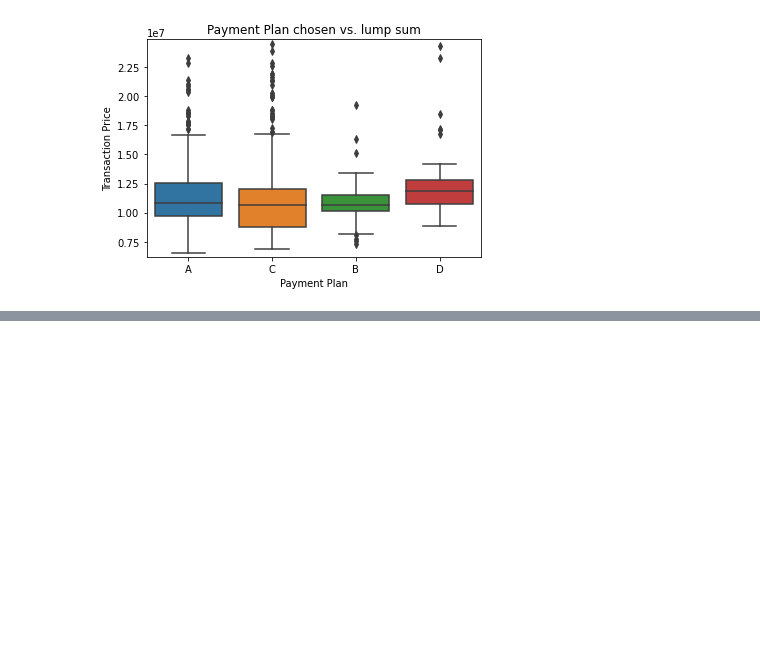
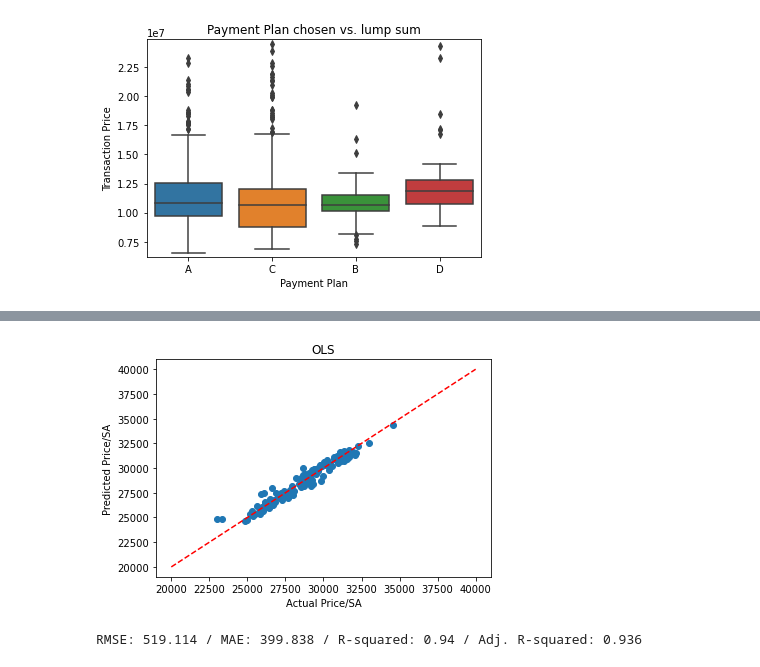
Before and after one commit to fl0c/Springboard, a Jupyter notebook: DataCapstone2_EDA.ipynb, the cells around one changed output, grey strips where cells are left out. Saved outputs shown, nothing was run; the diff lists cells and outputs as text; code cells hidden in the pictures; blank space fills up the shorter version.

```diff
--- a/DataCapstone2_EDA.ipynb
+++ b/DataCapstone2_EDA.ipynb
@@ -184,15 +259,13 @@ No notable differences observed from the payment plans vs. lump sum.
 # %%
 # Create test and train datasets
-# Floor, Unit and Tower can affect views.
-# require cleaning: No. of rooms, payment plan, unit, tower, price list number
-
-X = df.loc[:, df.columns.isin(['Floor', 'Area'])]
-
-# target variable: Price per SA and Price
-y = df['Price per SA']
+features = ['Tower', 'Floor', 'Unit', 'Area', 'No. of Rooms', 'PL_no', 'Payment_Terms']
+X = pd.get_dummies(sold[features])
 
 # Create constants for X, so the model knows its bounds
 X = sm.add_constant(X)
 
+# target variable: Price per SA
+y = sold['Price per SA']
+
 # Split the data
 X_train, X_test, y_train, y_test = train_test_split(X, y, test_size=0.25, random_state=5)
@@ -243,0 +292,9 @@ strong multicollinearity or other numerical problems.
+# %%
+# Create the model
+model1 = sm.OLS(y_train,X_train)
+
+# Fit the model
+results = model1.fit()
+
+# Evaluate the model
+results.summary()
@@ -243,0 +336,25 @@ strong multicollinearity or other numerical problems.
+# %%
+from sklearn.metrics import mean_squared_error
+from sklearn.metrics import mean_absolute_error
+import math
+
+# Predict price per SA on X_test parameters
+y_pred = results.predict(X_test)
+
+# Build a scatterplot
+_ = plt.scatter(y_test, y_pred)
+
+# Add a line for perfect correlation
+plt.plot([20000, 40000], [20000, 40000], 'k--', color='r')
+
+# Label axis
+plt.ylabel('Predicted Price/SA')
+plt.xlabel('Actual Price/SA')
+plt.title('OLS')
+plt.show()
+
+print('RMSE: {} / MAE: {} / R-squared: {} / Adj. R-squared: {}'.format(
+    round(math.sqrt(mean_squared_error(y_test, y_pred)), 3), round(mean_absolute_error(y_test, y_pred), 3), round(results.rsquared, 3), round(results.rsquared_adj, 3)))
+# %% [output]
+[figure, added]
+RMSE: 519.114 / MAE: 399.838 / R-squared: 0.94 / Adj. R-squared: 0.936
```
Also changed, not shown: parts of 21 cells of this notebook.
